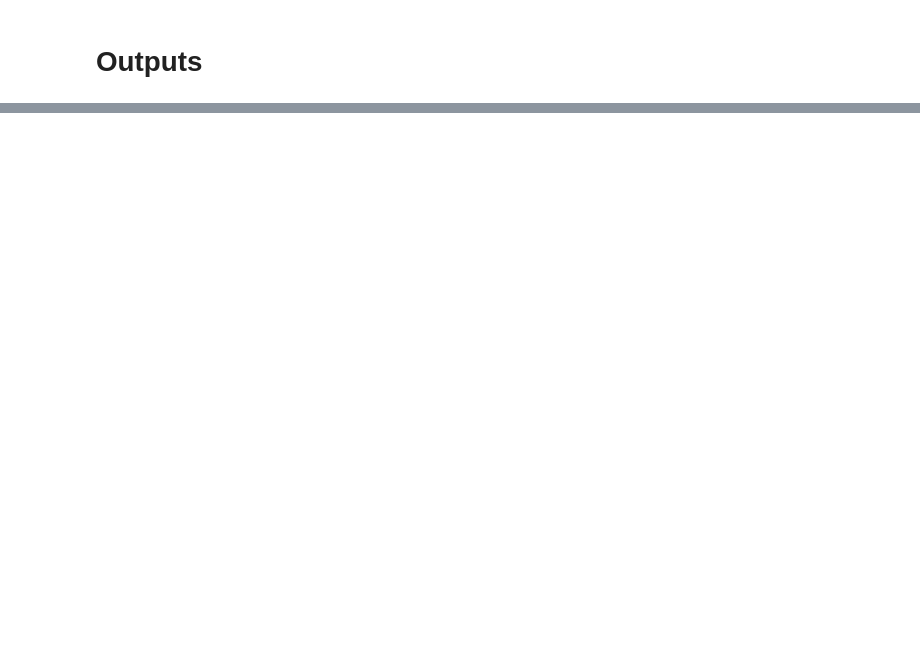
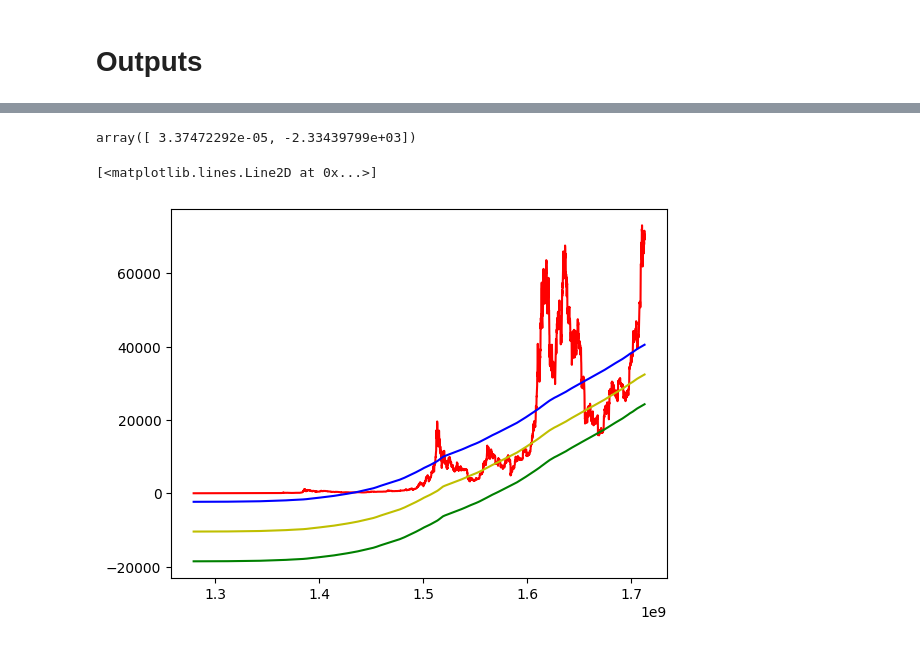
Before and after one commit to itwela/btcbot, a Jupyter notebook: powerlawLR.ipynb, the cells around one changed output, grey strips where cells are left out. Saved outputs shown, nothing was run; the diff lists cells and outputs as text; code cells hidden in the pictures; blank space fills up the shorter version.

```diff
--- a/powerlawLR.ipynb
+++ b/powerlawLR.ipynb
@@ -232,0 +308,5 @@ a + b = -2701728.564174525
+# %%
+data = read_csv("BtcData")
+regdata = pandas.DataFrame(data, columns=["Day", "NumberOfAddresses", "Price"])
+logdata = (np.log(data).diff()).dropna()
+regdata.tail()
@@ -232,0 +320,24 @@ a + b = -2701728.564174525
+# %%
+# get slope and intercept
+'''
+In this case, it suggests that for each additional
+unit increase in NumberOfAddresses, the Price
+increases by approximately 3.33e-05 (or 0.0000333).'''
+reg = np.polyfit(x=regdata["NumberOfAddresses"], y=regdata["Price"], deg=1)
+reg
+# %% [output]
+array([ 3.37472292e-05, -2.33439799e+03])
+# %%
+trend = np.polyval(reg, regdata["NumberOfAddresses"])
+std = regdata["Price"].std()
+# Red line. NumberOf Addresses is X, Price is Y
+plt.plot(regdata["Day"], regdata["Price"], 'r')
+# Blue line. Trend of number of addresses to the price.
+plt.plot(regdata["Day"], trend, 'b')
+# Yellow line. Shifting down this trend to get a good midpoint buying range.
+plt.plot(regdata["Day"], trend - (std / 2), 'y')
+# Green line. Shifting down this trend to get a good buying range
+plt.plot(regdata["Day"], trend - std, 'g')
+# %% [output]
+[<matplotlib.lines.Line2D at 0x...>]
+[figure, added]
```
Also changed, not shown: parts of 13 cells of this notebook, 1 other file.
